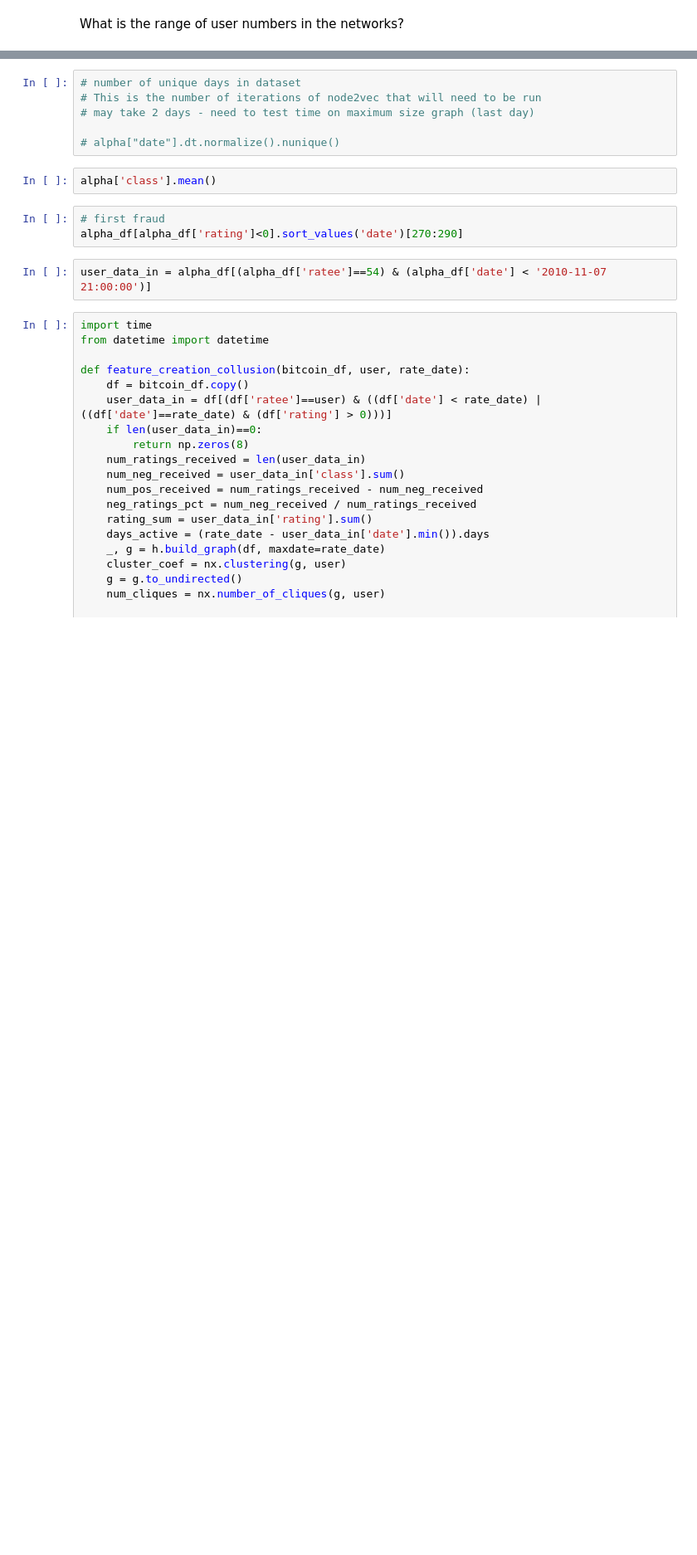
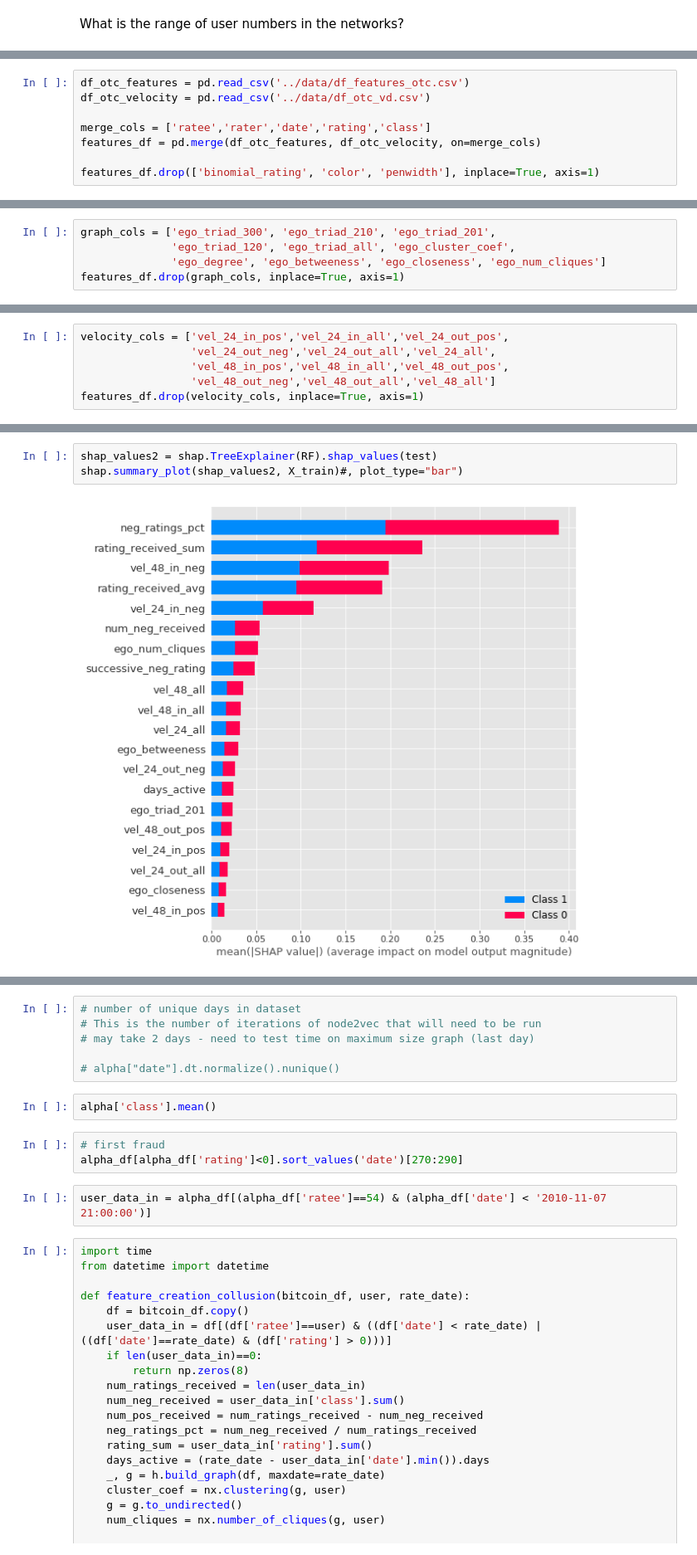
Before and after one commit to allanalberts/Fighting-Fraud-With-Graph-Theory, a Jupyter notebook: notebooks/predictive_model.ipynb, the cells around one changed output, grey strips where cells are left out. Shown at 83% size. Saved outputs shown, nothing was run; the diff lists cells and outputs as text; blank space fills up the shorter version.

```diff
--- a/notebooks/predictive_model.ipynb
+++ b/notebooks/predictive_model.ipynb
@@ -70,0 +61,8 @@ df[df['num_ratings_received']==0]['class'].sum()
+# %%
+df_otc_features = pd.read_csv('../data/df_features_otc.csv')
+df_otc_velocity = pd.read_csv('../data/df_otc_vd.csv')
+
+merge_cols = ['ratee','rater','date','rating','class']
+features_df = pd.merge(df_otc_features, df_otc_velocity, on=merge_cols)
+
+features_df.drop(['binomial_rating', 'color', 'penwidth'], inplace=True, axis=1)
@@ -70,0 +71,5 @@ df[df['num_ratings_received']==0]['class'].sum()
+# %%
+graph_cols = ['ego_triad_300', 'ego_triad_210', 'ego_triad_201',
+              'ego_triad_120', 'ego_triad_all', 'ego_cluster_coef',
+              'ego_degree', 'ego_betweeness', 'ego_closeness', 'ego_num_cliques']
+features_df.drop(graph_cols, inplace=True, axis=1)
@@ -70,0 +78,6 @@ df[df['num_ratings_received']==0]['class'].sum()
+# %%
+velocity_cols = ['vel_24_in_pos','vel_24_in_all','vel_24_out_pos',
+                 'vel_24_out_neg','vel_24_out_all','vel_24_all',
+                 'vel_48_in_pos','vel_48_in_all','vel_48_out_pos',
+                 'vel_48_out_neg','vel_48_out_all','vel_48_all']
+features_df.drop(velocity_cols, inplace=True, axis=1)
@@ -120,0 +146,5 @@ Text(0.5,1,'Random Forest feature importance')
+# %%
+shap_values2 = shap.TreeExplainer(RF).shap_values(test)
+shap.summary_plot(shap_values2, X_train)#, plot_type="bar")
+# %% [output]
+[figure, added]
```
Also changed, not shown: parts of 25 cells of this notebook, 4 other files.
